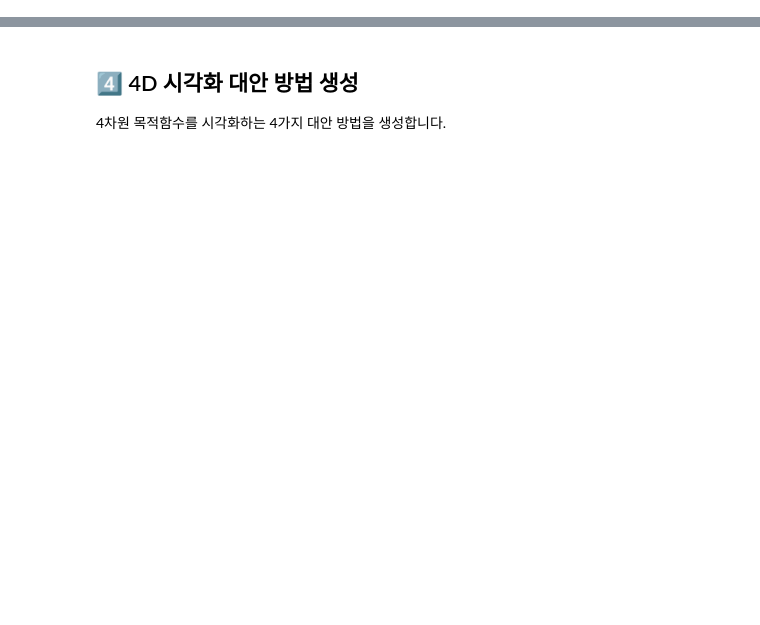
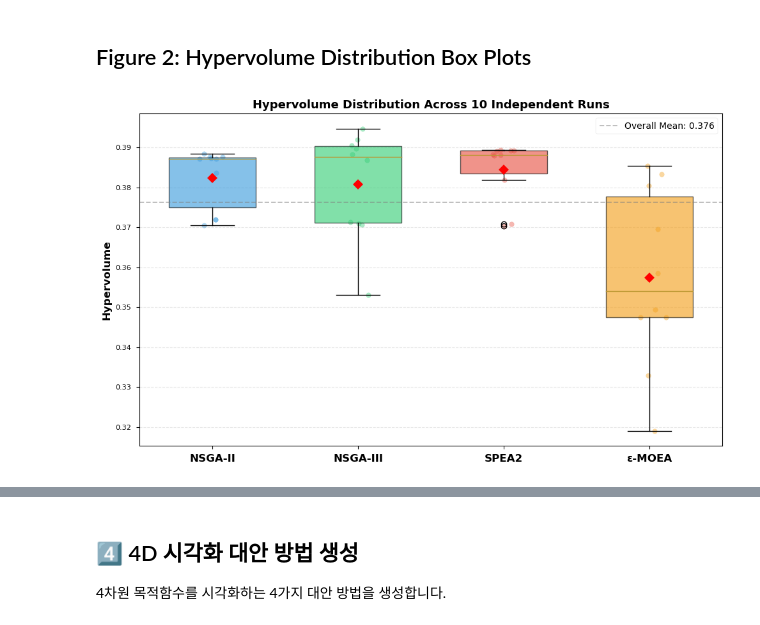
Before and after one commit to HeejeongH/Diet_optimization, a Jupyter notebook: src/visualization/generate_all_figures.ipynb, the cells around one changed output, grey strips where cells are left out. Cells and saved outputs as stored; diff of their text form; code cells hidden in the pictures; blank space fills up the shorter version.

```diff
--- a/src/visualization/generate_all_figures.ipynb
+++ b/src/visualization/generate_all_figures.ipynb
@@ -64,0 +123,45 @@ print("\n✅ 성능 지표 설명 그림 생성 완료!")
+# %% [markdown]
+## Figure 2: Hypervolume Distribution Box Plots
+# %%
+fig, ax = plt.subplots(figsize=(10, 6))
+
+# Prepare data
+data_list = [DATA['HYPERVOLUME'][algo] for algo in ALGORITHMS]
+positions = np.arange(len(ALGORITHMS))
+
+# Create box plots
+bp = ax.boxplot(data_list, positions=positions, widths=0.6,
+                patch_artist=True, showmeans=True,
+                meanprops=dict(marker='D', markerfacecolor='red',
+                                markeredgecolor='red', markersize=8))
+
+# Color boxes
+colors = ['#3498db', '#2ecc71', '#e74c3c', '#f39c12']
+for patch, color in zip(bp['boxes'], colors):
+    patch.set_facecolor(color)
+    patch.set_alpha(0.6)
+
+# Add individual points
+for i, data in enumerate(data_list):
+    y = data
+    x = np.random.normal(i, 0.04, size=len(y))
+    ax.scatter(x, y, alpha=0.4, s=30, color=colors[i])
+
+# Formatting
+ax.set_xticks(positions)
+ax.set_xticklabels(ALGORITHMS, fontsize=12, weight='bold')
+ax.set_ylabel('Hypervolume', fontsize=12, weight='bold')
+ax.set_title('Hypervolume Distribution Across 10 Independent Runs',
+            fontsize=13, weight='bold')
+ax.grid(axis='y', alpha=0.3, linestyle='--')
+
+# Add overall mean line
+overall_mean = np.mean([np.mean(d) for d in data_list])
+ax.axhline(overall_mean, color='gray', linestyle='--', alpha=0.5,
+            label=f'Overall Mean: {overall_mean:.3f}')
+ax.legend(fontsize=10)
+
+plt.tight_layout()
+plt.savefig('../../result/figures/figure2_hypervolume_boxplots.png', dpi=300, bbox_inches='tight')
+# %% [output]
+[figure, added]
```
Also changed, not shown: parts of 31 cells of this notebook, 10 other files.
